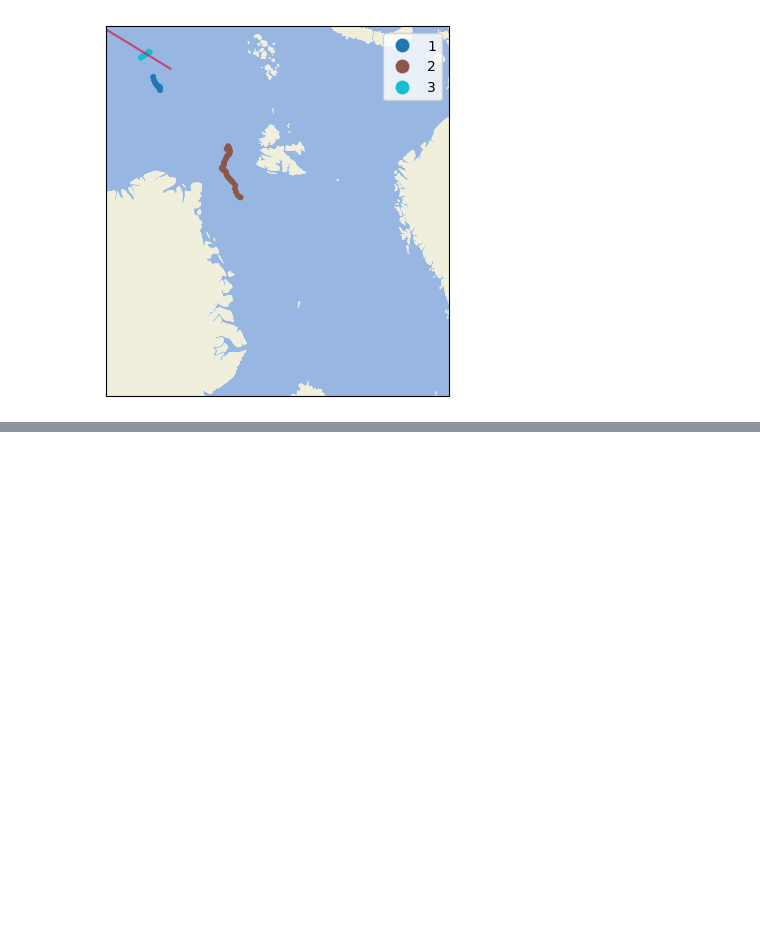
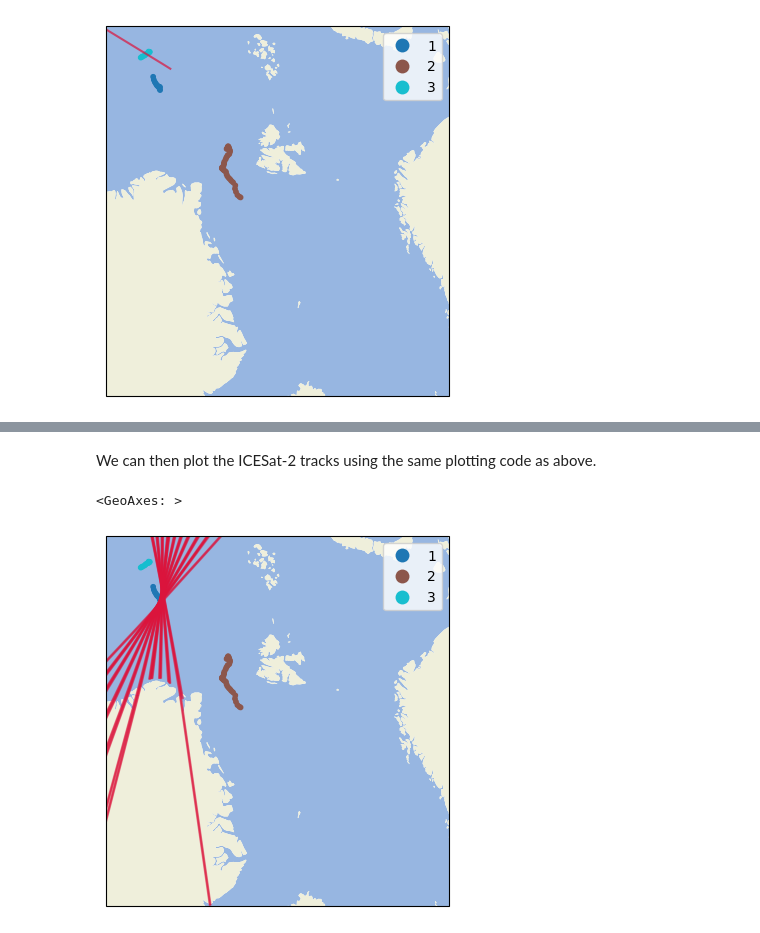
Before and after one commit to andypbarrett/mosaic_icesat2_with_earthaccess, a Jupyter notebook: notebooks/polarstern_mosaic_full_cruise.ipynb, the cells around one changed output, grey strips where cells are left out. Saved outputs shown, nothing was run; the diff lists cells and outputs as text; code cells hidden in the pictures; blank space fills up the shorter version.

```diff
--- a/notebooks/polarstern_mosaic_full_cruise.ipynb
+++ b/notebooks/polarstern_mosaic_full_cruise.ipynb
@@ -164,5 +174,5 @@ files = earthaccess.open(list_of_results)
 
 from helper import beams_to_geopandas
 
-all_is2_gdf = beams_to_geopandas(files[:5])
+all_is2_gdf = beams_to_geopandas(files[:20])
 # %% [output]
@@ -172,12 +181,17 @@ IndentationError: expected an indented block after function definition on line 1
+# %% [markdown]
+We can then plot the ICESat-2 tracks using the same plotting code as above.
 # %%
 projection = ccrs.Stereographic(central_latitude=90., central_longitude=-45., true_scale_latitude=70.)
 
 fig, ax = plt.subplots(subplot_kw=dict(projection=projection))
 # ax.set_extent([-2349878.8355433852, 2349878.8355433857, -2349878.8355433852, 2349878.8355433857],projection)
 ax.set_extent([-200000., 2349878.8355433857, -2349878.8355433852, 400000.],projection)
 
 gdf.to_crs(3413).plot(ax=ax, column="Floe", markersize=10, legend=True, categorical=True)
 ax.add_feature(cfeature.OCEAN)
 ax.add_feature(cfeature.LAND)
 
-is2_gdf.to_crs(3413).plot(ax=ax, color="crimson", markersize=1, alpha=0.7)
+all_is2_gdf.to_crs(3413).plot(ax=ax, color="crimson", markersize=1, alpha=0.5)
+# %% [output]
+<GeoAxes: >
+[figure, added]
```
Also changed, not shown: parts of 6 cells of this notebook.
